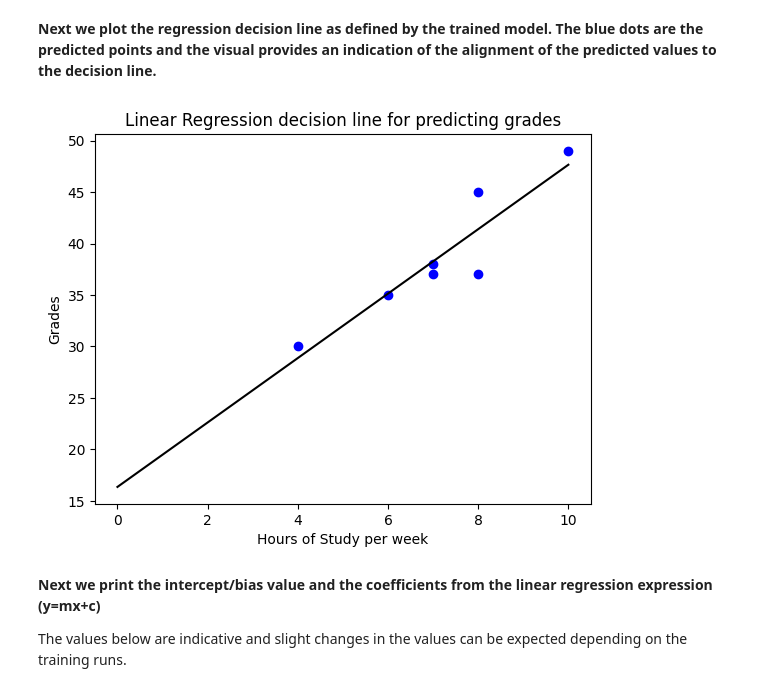
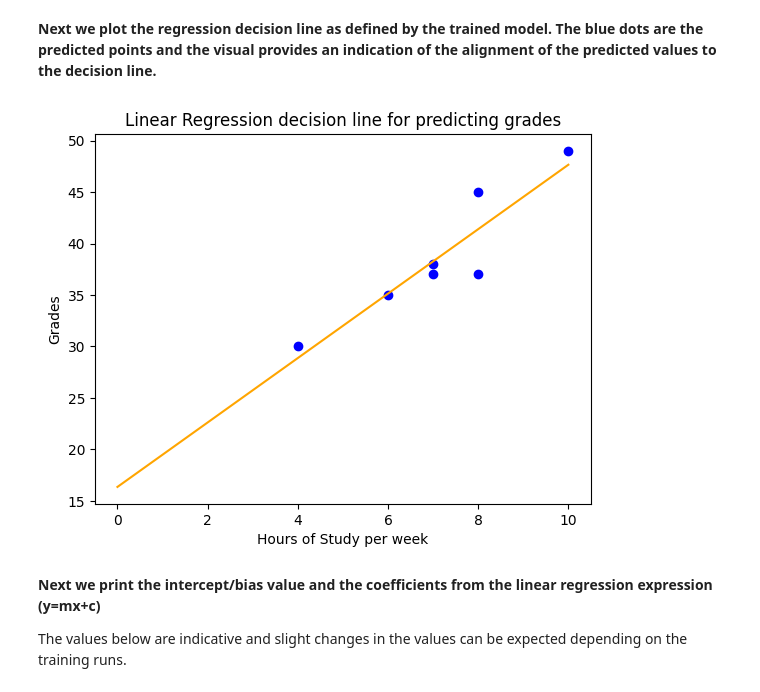
Before and after one commit to kylekaba/Interpretability-and-Explainability-in-AI-Using-Python, a Jupyter notebook: Chapter 02/Chapter2.1-Regression.ipynb, the cells around one changed output. Drawn from its saved outputs; the diff is of its cells as text; code cells hidden in the pictures.

```diff
--- a/Chapter 02/Chapter2.1-Regression.ipynb
+++ b/Chapter 02/Chapter2.1-Regression.ipynb
@@ -60,11 +62,11 @@ yfit = model.predict(xfit[:, np.newaxis])                      # predict the val
 # %%
 plt.title('Linear Regression decision line for predicting grades')
 plt.xlabel('Hours of Study per week')
 plt.ylabel('Grades')
 plt.scatter(x, y, c='b')
-plt.plot(xfit, yfit, 'k');
+plt.plot(xfit, yfit, 'k',color='orange');
 # %% [output]
-[figure, old version]
+[figure, new version]
 # %% [markdown]
 **Next we print the intercept/bias value and the coefficients from the linear regression expression (y=mx+c)**
 
```
Also changed, not shown: parts of 1 cell of this notebook.
